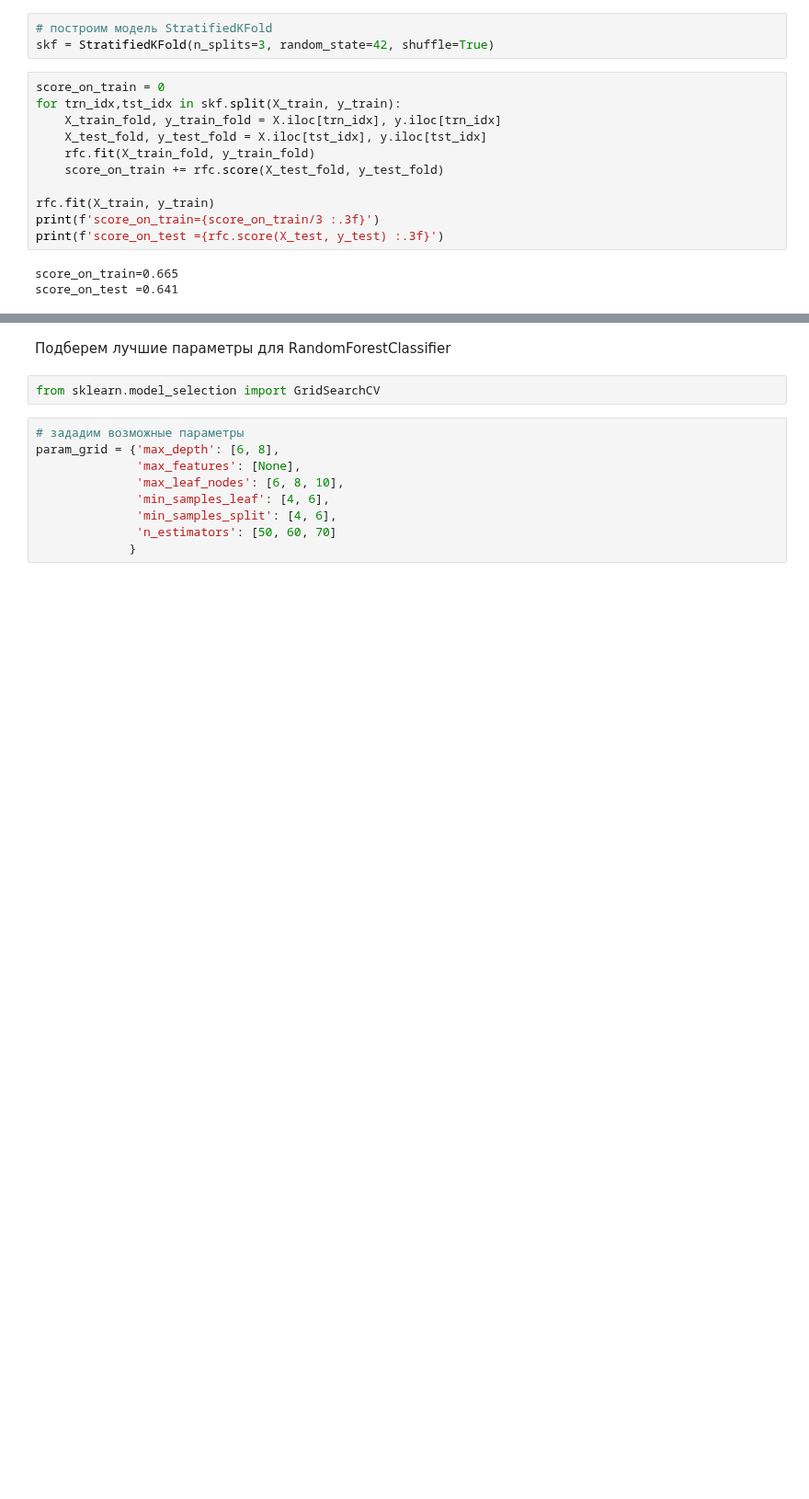
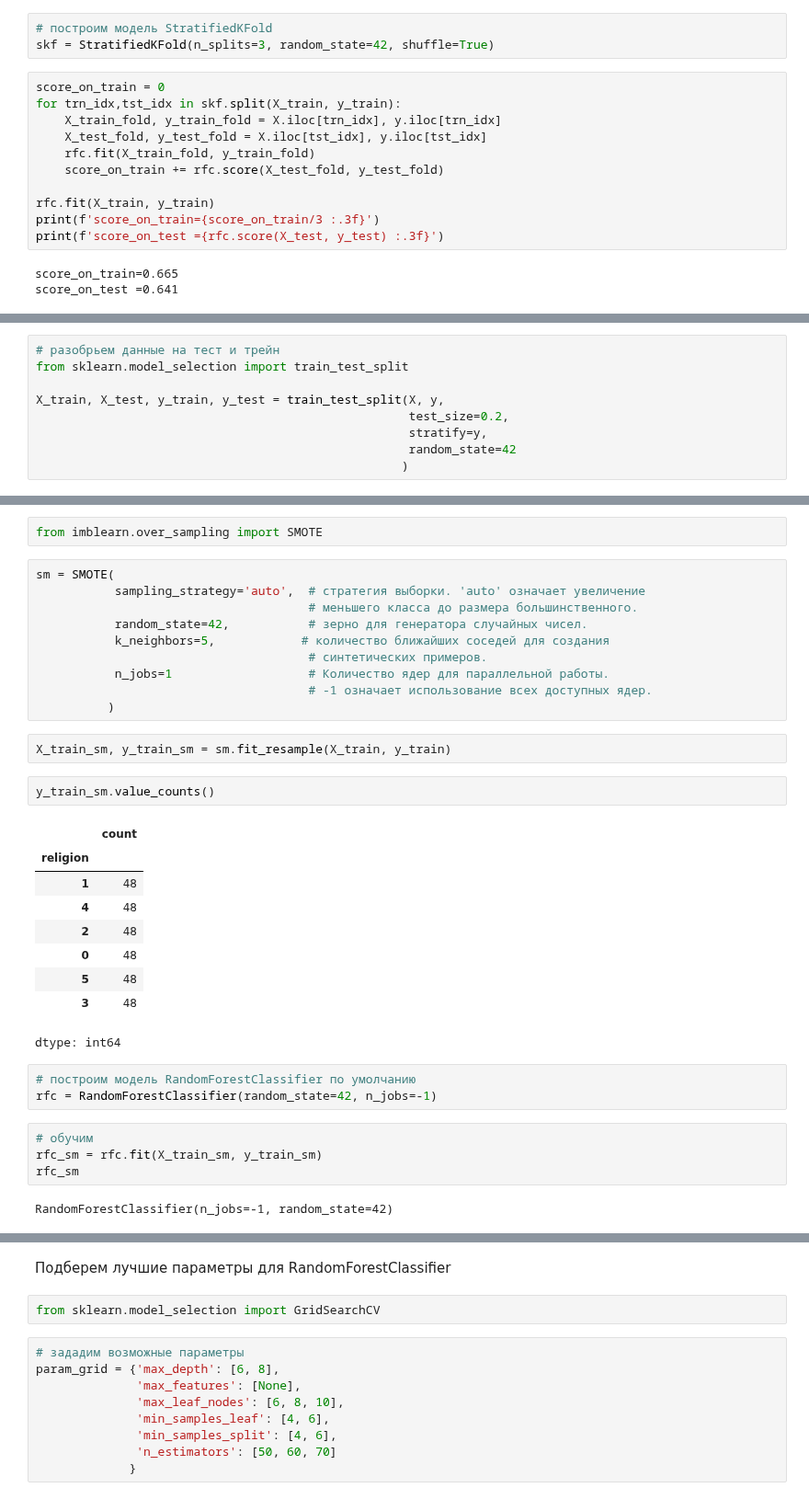
Before and after one commit to desve/AML-54, a Jupyter notebook: 16 Лабораторная работа по курсу/16 Homework_.ipynb, the cells around one changed output, grey strips where cells are left out. Shown at 92% size. Saved outputs shown, nothing was run; the diff lists cells and outputs as text; blank space fills up the shorter version.

```diff
--- a/16 Лабораторная работа по курсу/16 Homework_.ipynb
+++ b/16 Лабораторная работа по курсу/16 Homework_.ipynb
@@ -278,0 +316,9 @@ score_on_test =0.641
+# %%
+# разобрьем данные на тест и трейн
+from sklearn.model_selection import train_test_split
+
+X_train, X_test, y_train, y_test = train_test_split(X, y,
+                                                    test_size=0.2,
+                                                    stratify=y,
+                                                    random_state=42
+                                                   )
@@ -278,0 +337,35 @@ score_on_test =0.641
+# %%
+from imblearn.over_sampling import SMOTE
+# %%
+sm = SMOTE(
+           sampling_strategy='auto',  # стратегия выборки. 'auto' означает увеличение
+                                      # меньшего класса до размера большинственного.
+           random_state=42,           # зерно для генератора случайных чисел.
+           k_neighbors=5,            # количество ближайших соседей для создания
+                                      # синтетических примеров.
+           n_jobs=1                   # Количество ядер для параллельной работы.
+                                      # -1 означает использование всех доступных ядер.
+          )
+# %%
+X_train_sm, y_train_sm = sm.fit_resample(X_train, y_train)
+# %%
+y_train_sm.value_counts()
+# %% [output]
+|  | count |
+| religion |  |
+| 1 | 48 |
+| 4 | 48 |
+| 2 | 48 |
+| 0 | 48 |
+| 5 | 48 |
+| 3 | 48 |
+dtype: int64
+# %%
+# построим модель RandomForestClassifier по умолчанию
+rfc = RandomForestClassifier(random_state=42, n_jobs=-1)
+# %%
+# обучим
+rfc_sm = rfc.fit(X_train_sm, y_train_sm)
+rfc_sm
+# %% [output]
+RandomForestClassifier(n_jobs=-1, random_state=42)
```
Also changed, not shown: parts of 10 cells of this notebook.
